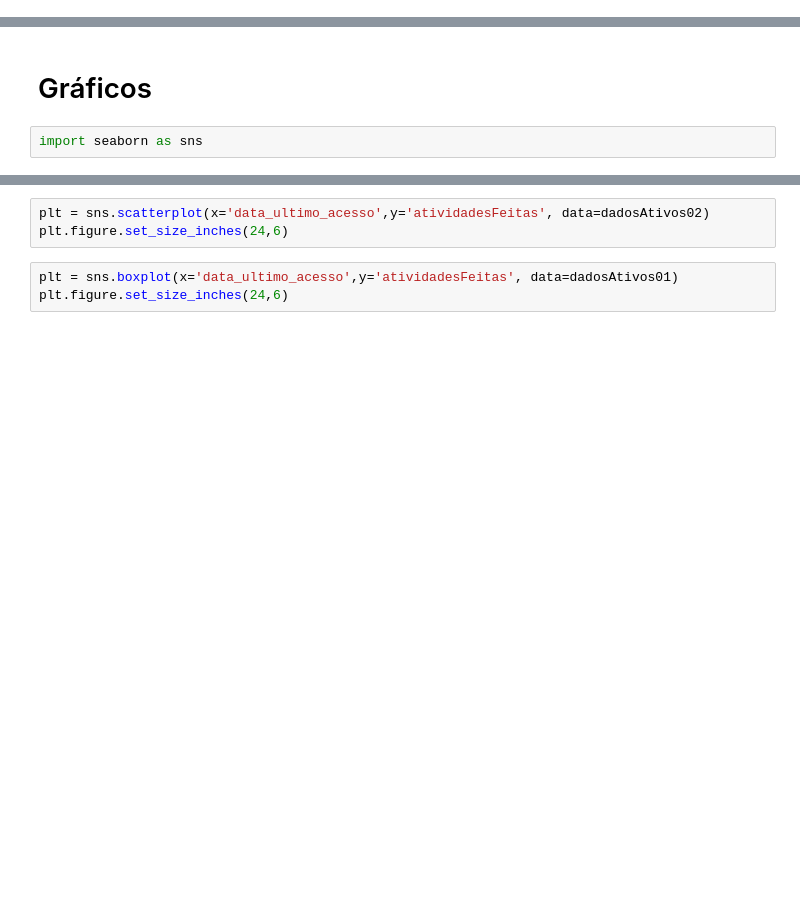
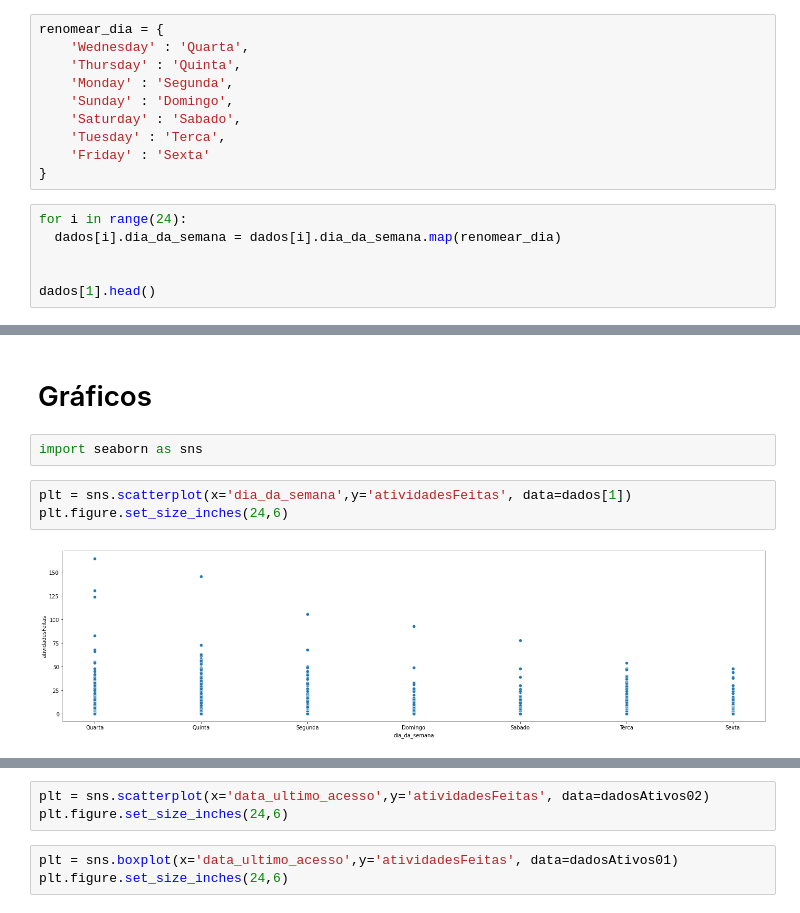
Before and after one commit to marcelopaludetto/aulao-datascience, a Jupyter notebook: aulaoDataScience_atualizado.ipynb, the cells around one changed output, grey strips where cells are left out. Saved outputs shown, nothing was run; the diff lists cells and outputs as text; blank space fills up the shorter version.

```diff
--- a/aulaoDataScience_atualizado.ipynb
+++ b/aulaoDataScience_atualizado.ipynb
@@ -119,0 +131,16 @@ dados[1].head()
+# %%
+renomear_dia = {
+    'Wednesday' : 'Quarta',
+    'Thursday' : 'Quinta',
+    'Monday' : 'Segunda',
+    'Sunday' : 'Domingo',
+    'Saturday' : 'Sabado',
+    'Tuesday' : 'Terca',
+    'Friday' : 'Sexta'
+}
+# %%
+for i in range(24):
+  dados[i].dia_da_semana = dados[i].dia_da_semana.map(renomear_dia)
+
+
+dados[1].head()
@@ -165,3 +231,8 @@ Na semana 24 tivemos a porcentagem de alunos ativos no Edutech é de 8.98 %
 # Gráficos
 # %%
 import seaborn as sns
+# %%
+plt = sns.scatterplot(x='dia_da_semana',y='atividadesFeitas', data=dados[1])
+plt.figure.set_size_inches(24,6)
+# %% [output]
+[figure, added]
```
Also changed, not shown: parts of 17 cells of this notebook.
